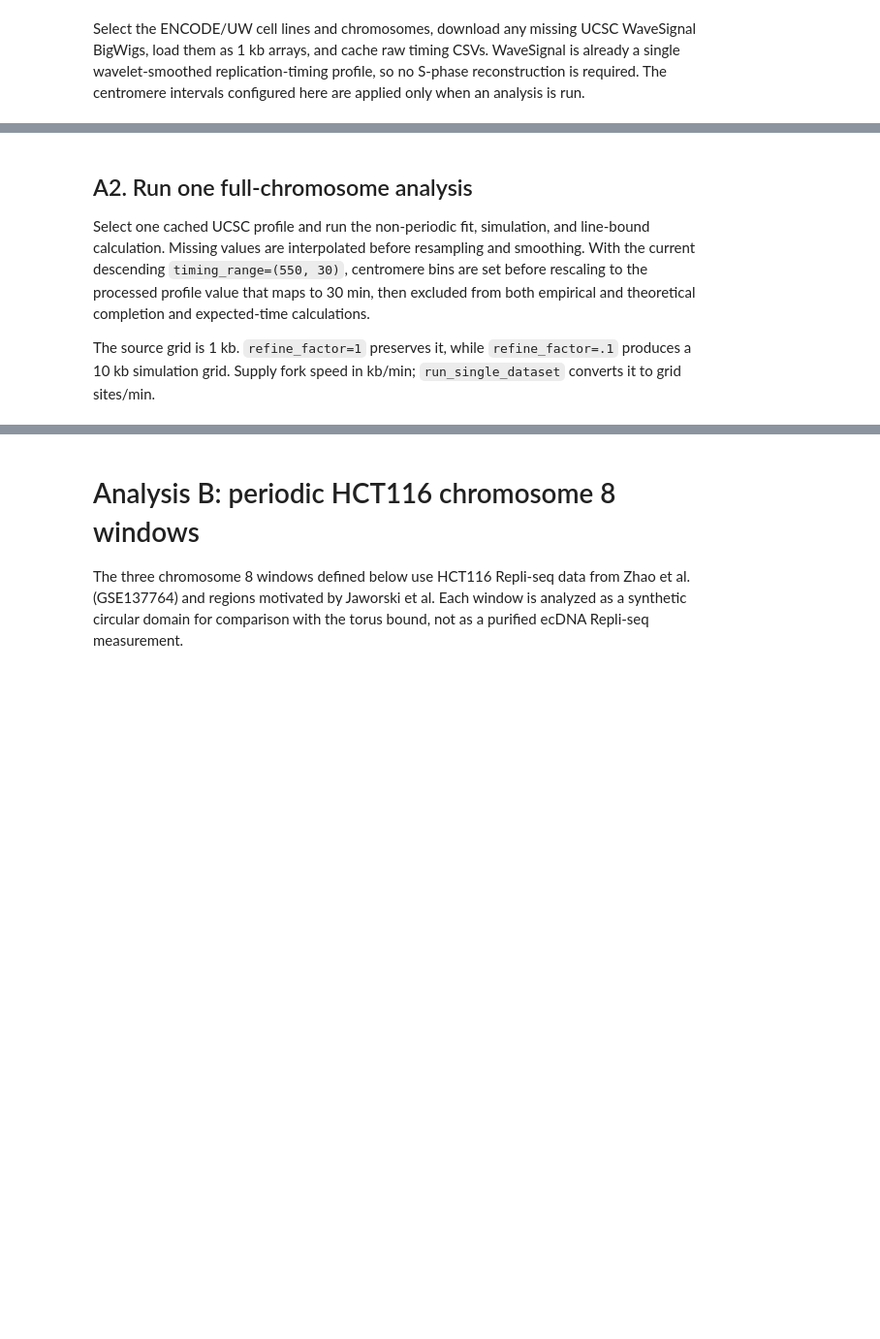
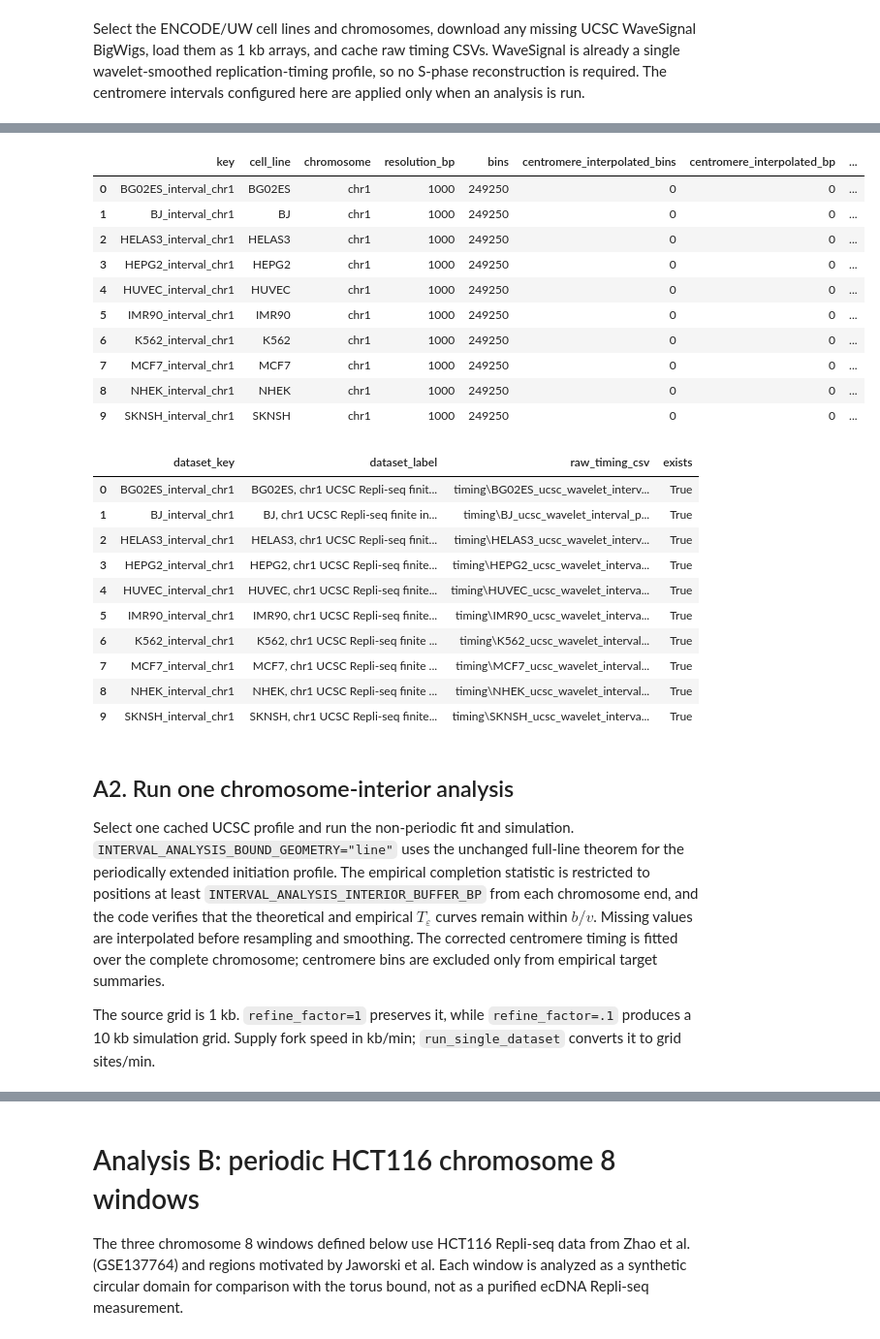
Before and after one commit to fberkemeier/dna-replication-completion, a Jupyter notebook: replication_timing_bounds.ipynb, the cells around one changed output, grey strips where cells are left out. Shown at 97% size. Drawn from its saved outputs; the diff is of its cells as text; code cells hidden in the pictures; blank space fills up the shorter version.

```diff
--- a/replication_timing_bounds.ipynb
+++ b/replication_timing_bounds.ipynb
@@ -66,25 +88,48 @@ display(ucsc_repliseq_bigwig_status_table(
 # %%
-LINE_PROFILE_DATASETS, REPLISEQ_WAVELET_ARRAYS, line_timing_summary = build_ucsc_repliseq_line_datasets(
+INTERVAL_PROFILE_DATASETS, REPLISEQ_WAVELET_ARRAYS, interval_timing_summary = build_ucsc_repliseq_interval_datasets(
     cell_lines=REPLISEQ_CELL_LINES,
     chroms=REPLISEQ_CHROMS,
     resolution=REPLISEQ_RESOLUTION,
     replicate=REPLISEQ_REPLICATE,
     data_dir=DATA_DIR,
     timing_dir=TIMING_DIR,
     overwrite_timing_cache=REPLISEQ_OVERWRITE_TIMING_CACHE,
     cell_line_names=UCSC_REPLISEQ_CELL_LINE_NAMES,
 )
-LINE_KEY = next(iter(LINE_PROFILE_DATASETS))
-repliseq_wavelet_signal = REPLISEQ_WAVELET_ARRAYS[LINE_KEY]["signal"]
-repliseq_wavelet_positions = REPLISEQ_WAVELET_ARRAYS[LINE_KEY]["positions"]
-repliseq_wavelet_bigwig = REPLISEQ_WAVELET_ARRAYS[LINE_KEY]["bigwig"]
+INTERVAL_KEY = next(iter(INTERVAL_PROFILE_DATASETS))
+repliseq_wavelet_signal = REPLISEQ_WAVELET_ARRAYS[INTERVAL_KEY]["signal"]
+repliseq_wavelet_positions = REPLISEQ_WAVELET_ARRAYS[INTERVAL_KEY]["positions"]
+repliseq_wavelet_bigwig = REPLISEQ_WAVELET_ARRAYS[INTERVAL_KEY]["bigwig"]
 
-display(line_timing_summary)
-display(timing_cache_table(LINE_PROFILE_DATASETS))
+display(interval_timing_summary)
+display(timing_cache_table(INTERVAL_PROFILE_DATASETS))
+# %% [output]
+|  | key | cell_line | chromosome | resolution_bp | bins | centromere_interpolated_bins | centromere_interpolated_bp | ... |
+| 0 | BG02ES_interval_chr1 | BG02ES | chr1 | 1000 | 249250 | 0 | 0 | ... |
+| 1 | BJ_interval_chr1 | BJ | chr1 | 1000 | 249250 | 0 | 0 | ... |
+| 2 | HELAS3_interval_chr1 | HELAS3 | chr1 | 1000 | 249250 | 0 | 0 | ... |
+| 3 | HEPG2_interval_chr1 | HEPG2 | chr1 | 1000 | 249250 | 0 | 0 | ... |
+| 4 | HUVEC_interval_chr1 | HUVEC | chr1 | 1000 | 249250 | 0 | 0 | ... |
+| 5 | IMR90_interval_chr1 | IMR90 | chr1 | 1000 | 249250 | 0 | 0 | ... |
+| 6 | K562_interval_chr1 | K562 | chr1 | 1000 | 249250 | 0 | 0 | ... |
+| 7 | MCF7_interval_chr1 | MCF7 | chr1 | 1000 | 249250 | 0 | 0 | ... |
+| 8 | NHEK_interval_chr1 | NHEK | chr1 | 1000 | 249250 | 0 | 0 | ... |
+| 9 | SKNSH_interval_chr1 | SKNSH | chr1 | 1000 | 249250 | 0 | 0 | ... |
+|  | dataset_key | dataset_label | raw_timing_csv | exists |
+| 0 | BG02ES_interval_chr1 | BG02ES, chr1 UCSC Repli-seq finit... | timing\BG02ES_ucsc_wavelet_interv... | True |
+| 1 | BJ_interval_chr1 | BJ, chr1 UCSC Repli-seq finite in... | timing\BJ_ucsc_wavelet_interval_p... | True |
+| 2 | HELAS3_interval_chr1 | HELAS3, chr1 UCSC Repli-seq finit... | timing\HELAS3_ucsc_wavelet_interv... | True |
+| 3 | HEPG2_interval_chr1 | HEPG2, chr1 UCSC Repli-seq finite... | timing\HEPG2_ucsc_wavelet_interva... | True |
+| 4 | HUVEC_interval_chr1 | HUVEC, chr1 UCSC Repli-seq finite... | timing\HUVEC_ucsc_wavelet_interva... | True |
+| 5 | IMR90_interval_chr1 | IMR90, chr1 UCSC Repli-seq finite... | timing\IMR90_ucsc_wavelet_interva... | True |
+| 6 | K562_interval_chr1 | K562, chr1 UCSC Repli-seq finite ... | timing\K562_ucsc_wavelet_interval... | True |
+| 7 | MCF7_interval_chr1 | MCF7, chr1 UCSC Repli-seq finite ... | timing\MCF7_ucsc_wavelet_interval... | True |
+| 8 | NHEK_interval_chr1 | NHEK, chr1 UCSC Repli-seq finite ... | timing\NHEK_ucsc_wavelet_interval... | True |
+| 9 | SKNSH_interval_chr1 | SKNSH, chr1 UCSC Repli-seq finite... | timing\SKNSH_ucsc_wavelet_interva... | True |
 # %% [markdown]
-## A2. Run one full-chromosome analysis
+## A2. Run one chromosome-interior analysis
 
-Select one cached UCSC profile and run the non-periodic fit, simulation, and line-bound calculation. Missing values are interpolated before resampling and smoothing. With the current descending `timing_range=(550, 30)`, centromere bins are set before rescaling to the processed profile value that maps to 30 min, then excluded from both empirical and theoretical completion and expected-time calculations.
+Select one cached UCSC profile and run the non-periodic fit and simulation. `INTERVAL_ANALYSIS_BOUND_GEOMETRY="line"` uses the unchanged full-line theorem for the periodically extended initiation profile. The empirical completion statistic is restricted to positions at least `INTERVAL_ANALYSIS_INTERIOR_BUFFER_BP` from each chromosome end, and the code verifies that the theoretical and empirical $T_\varepsilon$ curves remain within $b/v$. Missing values are interpolated before resampling and smoothing. The corrected centromere timing is fitted over the complete chromosome; centromere bins are excluded only from empirical target summaries.
 
 The source grid is 1 kb. `refine_factor=1` preserves it, while `refine_factor=.1` produces a 10 kb simulation grid. Supply fork speed in kb/min; `run_single_dataset` converts it to grid sites/min.
 # %%
```
Also changed, not shown: parts of 11 cells of this notebook, 3 other files.
